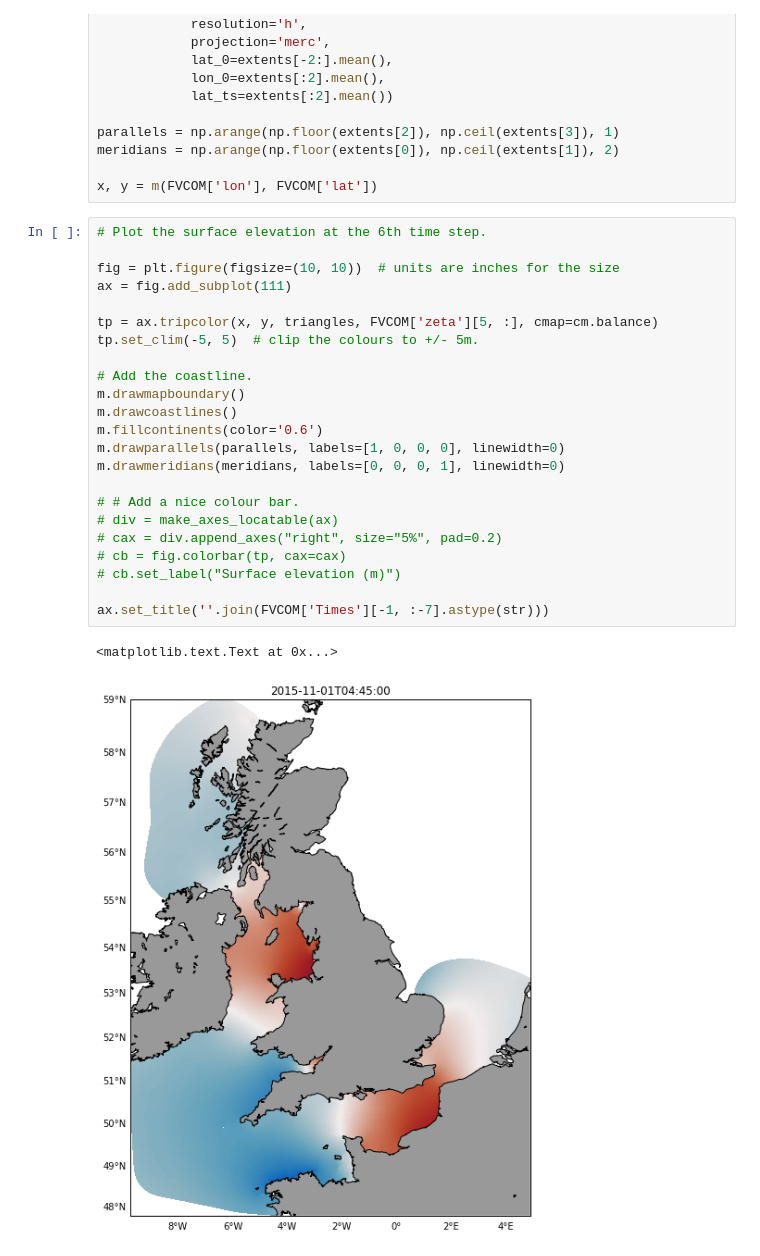
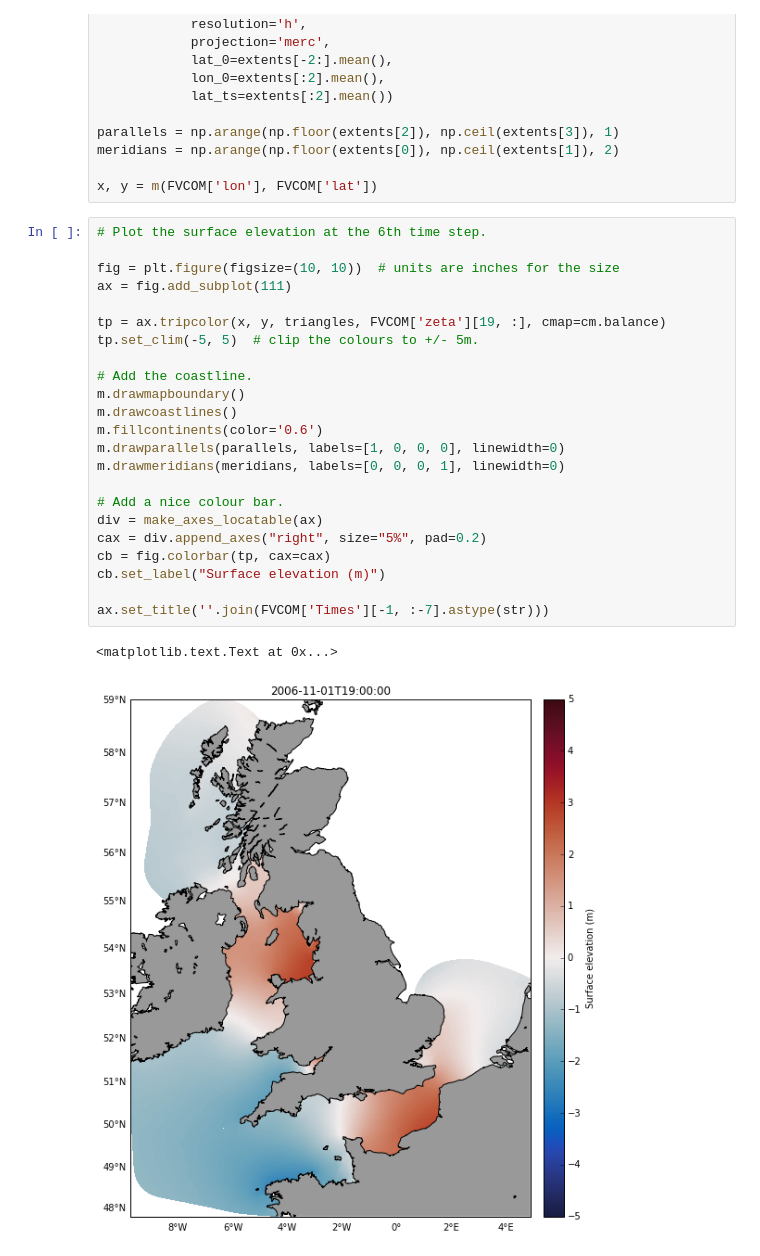
Before and after one commit to pwcazenave/PyFVCOM, a Jupyter notebook: examples/pyfvcom_surface_example.ipynb, the cells around one changed output. Cells and saved outputs as stored; diff of their text form.

```diff
--- a/examples/pyfvcom_surface_example.ipynb
+++ b/examples/pyfvcom_surface_example.ipynb
@@ -66,26 +66,26 @@ x, y = m(FVCOM['lon'], FVCOM['lat'])
 # %%
 # Plot the surface elevation at the 6th time step.
 
 fig = plt.figure(figsize=(10, 10))  # units are inches for the size
 ax = fig.add_subplot(111)
 
-tp = ax.tripcolor(x, y, triangles, FVCOM['zeta'][5, :], cmap=cm.balance)
+tp = ax.tripcolor(x, y, triangles, FVCOM['zeta'][19, :], cmap=cm.balance)
 tp.set_clim(-5, 5)  # clip the colours to +/- 5m.
 
 # Add the coastline.
 m.drawmapboundary()
 m.drawcoastlines()
 m.fillcontinents(color='0.6')
 m.drawparallels(parallels, labels=[1, 0, 0, 0], linewidth=0)
 m.drawmeridians(meridians, labels=[0, 0, 0, 1], linewidth=0)
 
-# # Add a nice colour bar.
-# div = make_axes_locatable(ax)
-# cax = div.append_axes("right", size="5%", pad=0.2)
-# cb = fig.colorbar(tp, cax=cax)
-# cb.set_label("Surface elevation (m)")
+# Add a nice colour bar.
+div = make_axes_locatable(ax)
+cax = div.append_axes("right", size="5%", pad=0.2)
+cb = fig.colorbar(tp, cax=cax)
+cb.set_label("Surface elevation (m)")
 
 ax.set_title(''.join(FVCOM['Times'][-1, :-7].astype(str)))
 # %% [output]
 <matplotlib.text.Text at 0x...>
-[figure, old version]
+[figure, new version]
```
Also changed, not shown: parts of 1 cell of this notebook, 7 other files.
